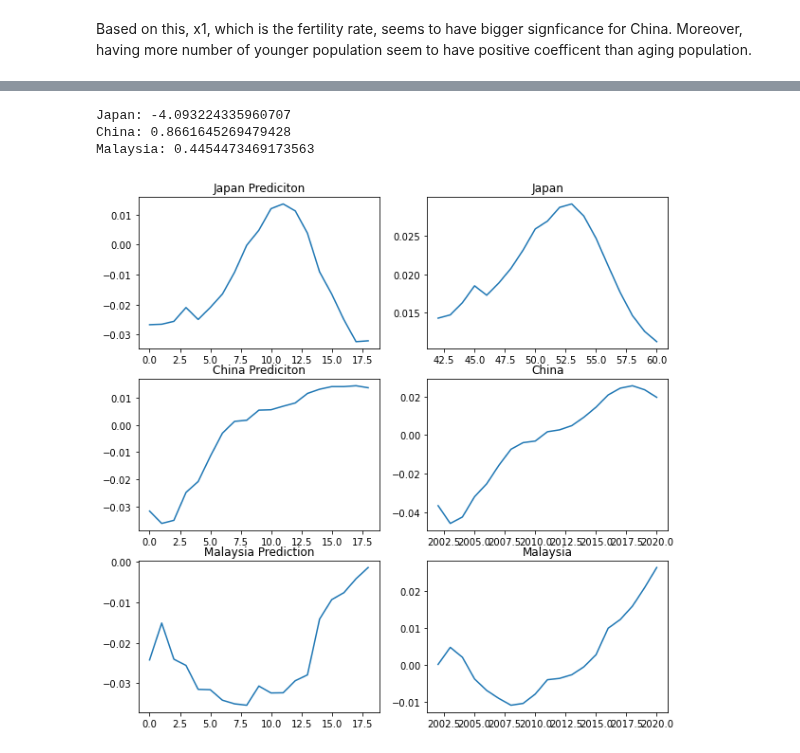
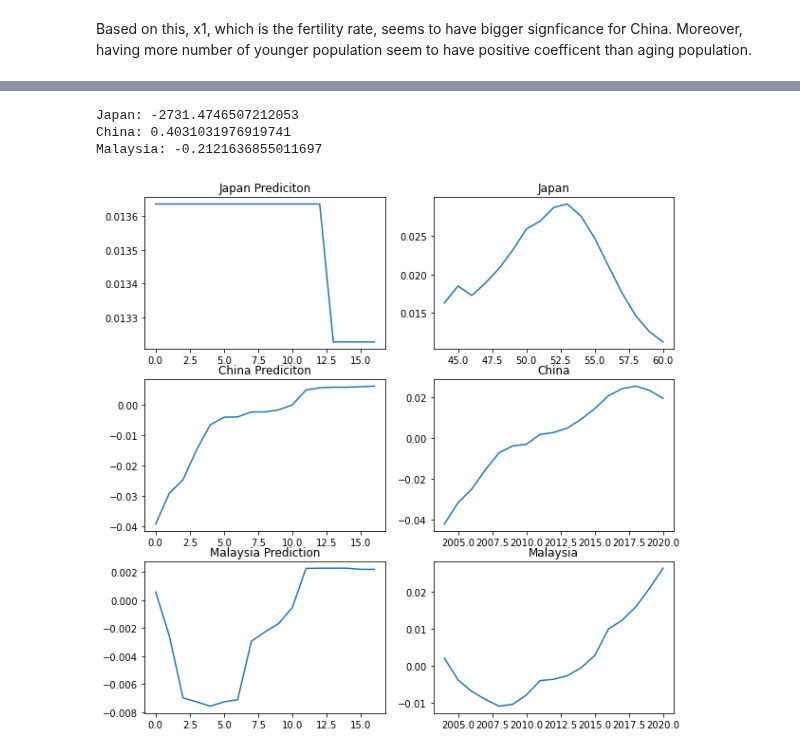
Before and after one commit to SangHyuNBack/2nd-Capstone-Project, a Jupyter notebook: Modeling.ipynb, the cells around one changed output, grey strips where cells are left out. Drawn from its saved outputs; the diff is of its cells as text; code cells hidden in the pictures.

```diff
--- a/Modeling.ipynb
+++ b/Modeling.ipynb
@@ -168,16 +171,0 @@ Malaysia: 0.5725217417309725
-# %%
-from sklearn.ensemble import RandomForestRegressor
-empty = []
-def RandomForest(i,x):
-    (X_train, X_test, y_train, y_test) = Test_Train(x)
-    scaler = MinMaxScaler()
-    scaler.fit(X_train)
-    X_train_scale = scaler.fit_transform(X_train)
-    X_test_scale = scaler.fit_transform(X_test)
-    regr = RandomForestRegressor(max_depth =i, random_state =42)
-    regr.fit(X_train_scale, y_train)
-    prediction = regr.predict(X_test_scale)
-    return( r2_score(prediction, y_test))
-for i in range(1,20):
-    empty.append(RandomForest(i,China))
-empty
@@ -203,0 +172,16 @@ empty
+# %%
+from sklearn.ensemble import RandomForestRegressor
+empty = []
+def RandomForest(i,x):
+    (X_train, X_test, y_train, y_test) = Test_Train(x)
+    scaler = StandardScaler()
+    scaler.fit(X_train)
+    X_train_scale = scaler.transform(X_train)
+    X_test_scale = scaler.transform(X_test)
+    regr = RandomForestRegressor(max_depth =i, random_state =42)
+    regr.fit(X_train_scale, y_train)
+    prediction = regr.predict(X_test_scale)
+    return( r2_score(prediction, y_test))
+for i in range(1,20):
+    empty.append(RandomForest(i,China))
+empty
@@ -204,36 +208,36 @@ empty
 # %%
 from sklearn.ensemble import RandomForestRegressor
 def RandomForest(x):
     (X_train, X_test, y_train, y_test) = Test_Train(x)
-    scaler = MinMaxScaler()
+    scaler = StandardScaler()
     scaler.fit(X_train)
-    X_train_scale = scaler.fit_transform(X_train)
-    X_test_scale = scaler.fit_transform(X_test)
-    regr = RandomForestRegressor(max_depth = 4, random_state=42)
+    X_train_scale = scaler.transform(X_train)
+    X_test_scale = scaler.transform(X_test)
+    regr = RandomForestRegressor(max_depth = 3, random_state=42)
     regr.fit(X_train_scale, y_train)
     prediction = regr.predict(X_test_scale)
     return(prediction, y_test, r2_score(prediction, y_test))
 fig, ax = plt.subplots(3,2, figsize=(10,10))
 ax[0,0].plot(RandomForest(Japan)[0])
 ax[0,0].set_title('Japan Prediciton')
 ax[0,1].plot(RandomForest(Japan)[1])
 ax[0,1].set_title('Japan')
 ax[1,0].plot(RandomForest(China)[0])
 ax[1,0].set_title('China Prediciton')
 ax[1,1].plot(RandomForest(China)[1])
 ax[1,1].set_title('China')
 ax[2,0].plot(RandomForest(Korea)[0])
 ax[2,0].set_title('Malaysia Prediction')
 ax[2,1].plot(RandomForest(Korea)[1])
 ax[2,1].set_title('Malaysia')
 print('Japan:',RandomForest(Japan)[2])
 print('China:',RandomForest(China)[2])
 print('Malaysia:',RandomForest(Malaysia)[2])
 # %% [output]
-Japan: -4.093224335960707
-China: 0.8661645269479428
-Malaysia: 0.4454473469173563
+Japan: -2731.4746507212053
+China: 0.4031031976919741
+Malaysia: -0.2121636855011697
-[figure, old version]
+[figure, new version]
 # %%
 X_train, X_test, y_train, y_test = Test_Train(China)
 from statsmodels.tsa.arima_model import ARMA
```
Also changed, not shown: parts of 12 cells of this notebook.
